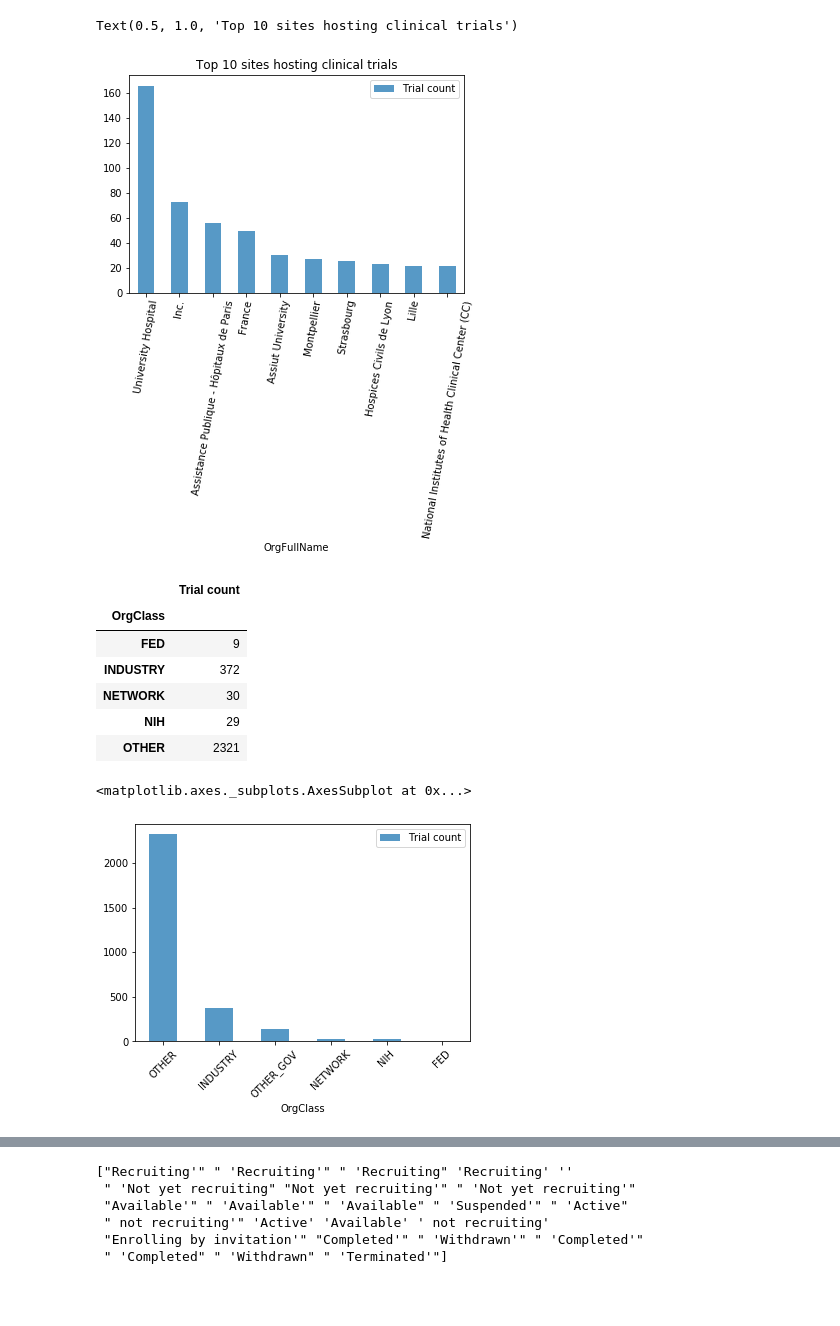
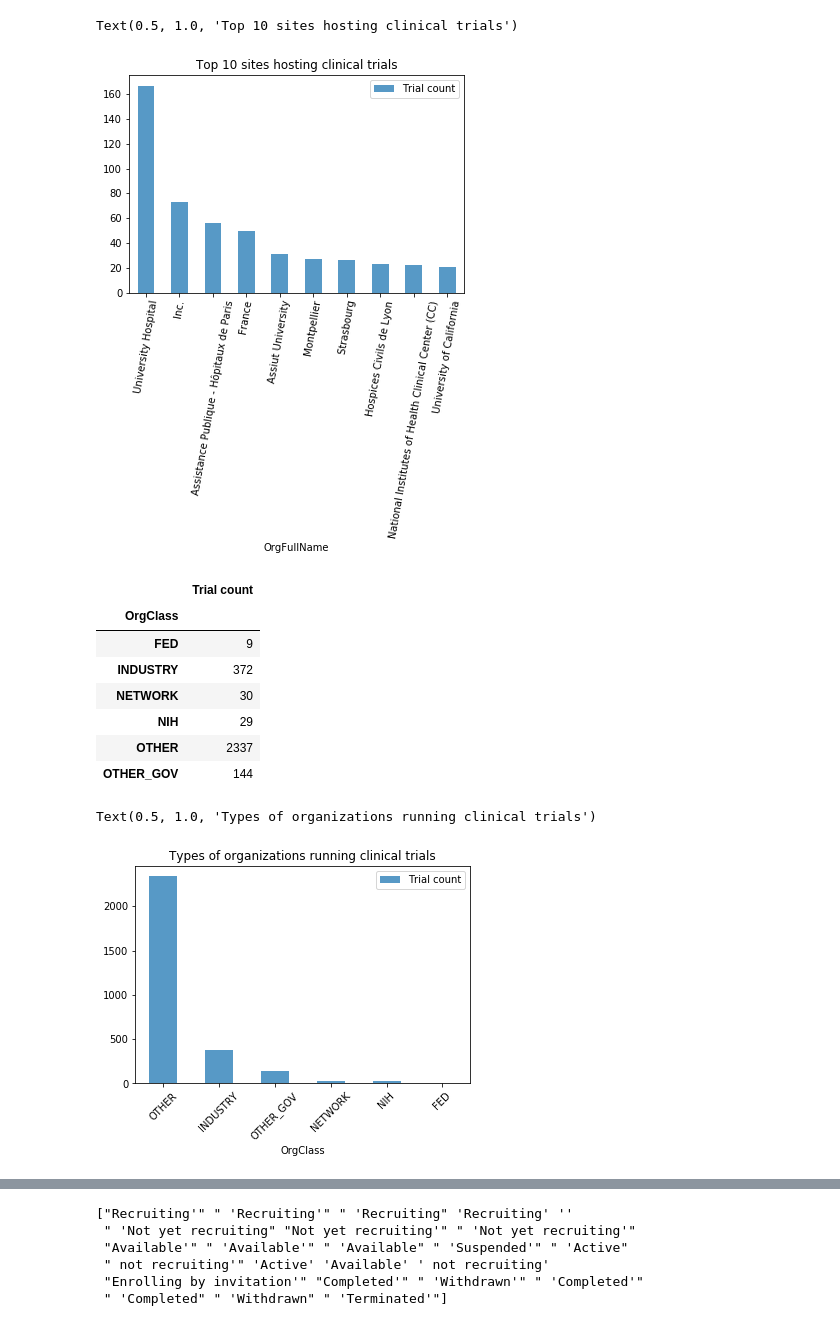
Before and after one commit to nick-nasse/pyd-pyper, a Jupyter notebook: ClinicalTrials_v2.ipynb, the cells around one changed output, grey strips where cells are left out. Saved outputs shown, nothing was run; the diff lists cells and outputs as text; code cells hidden in the pictures; blank space fills up the shorter version.

```diff
--- a/ClinicalTrials_v2.ipynb
+++ b/ClinicalTrials_v2.ipynb
@@ -478,6 +478,8 @@ new_df_org
 
 # create a list of the unique organizations
 unique_orgs = new_df_org["OrgFullName"].unique()
+grouped_schools_df = new_df_org.groupby("OrgFullName")
+
 
 # create a measure for the number of trials per org and build a dframe
 trial_count_per_org = grouped_schools_df["NCTId"].count()
@@ -502,9 +504,9 @@ try2.plot(kind='bar',alpha=0.75, rot=80)
 plt.title('Top 10 sites hosting clinical trials')
 # %% [output]
 Text(0.5, 1.0, 'Top 10 sites hosting clinical trials')
-[figure, old version]
+[figure, new version]
 # %%
-# Code not used in final output
+
 
 # create a list of the orgs and separte by org class
 unique_orgs = location_data["OrgClass"].unique()
@@ -519,7 +521,7 @@ df = pd.DataFrame({#"Unique Orgs": unique_orgs,
                     "Trial count": trial_count_per_org,})
 
 
-df.head()
+df.head(100)
 # %% [output]
 |  | Trial count |
 | OrgClass |  |
@@ -527,30 +529,31 @@ df.head()
 | INDUSTRY | 372 |
 | NETWORK | 30 |
 | NIH | 29 |
-| OTHER | 2321 |
+| OTHER | 2337 |
+| OTHER_GOV | 144 |
 # %%
-# Code not used in final output
 
 # create a measure for the number of studies per org and build a dframe
 trial_count_per_orgc = org_count_group["NCTId"].count()
 org_summary_df = pd.DataFrame({"Trial per org": trial_count_per_orgc,})
 
 # plot the studies across classes on a bar chart
 x_axis = np.arange(len(unique_orgs))
 trial_count = org_summary_df["Trial per org"]
 
 # create data summary
 df = pd.DataFrame({"Unique Orgs": unique_orgs,
                                   "Trial count": trial_count,})
 
 dff = df.sort_values(["Trial count"], ascending=False).groupby('Unique Orgs').head(10)
 
 try2 = dff.head(10,)
 
 try2.plot(kind='bar',alpha=0.75, rot=45)
+plt.title('Types of organizations running clinical trials')
 # %% [output]
-<matplotlib.axes._subplots.AxesSubplot at 0x...>
+Text(0.5, 1.0, 'Types of organizations running clinical trials')
-[figure, old version]
+[figure, new version]
 # %%
 # Code used in final output
 
```
Also changed, not shown: parts of 17 cells of this notebook.
